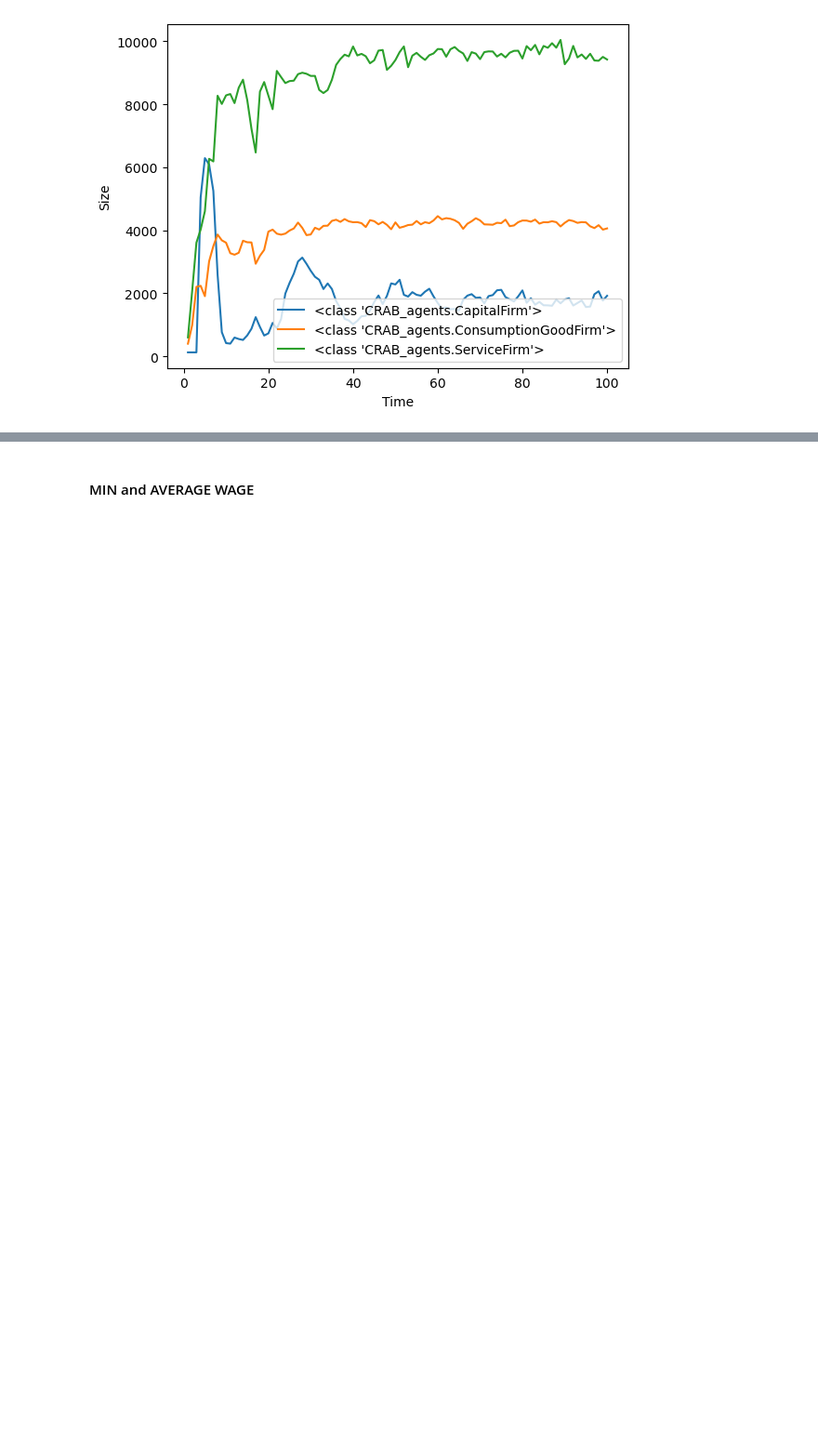
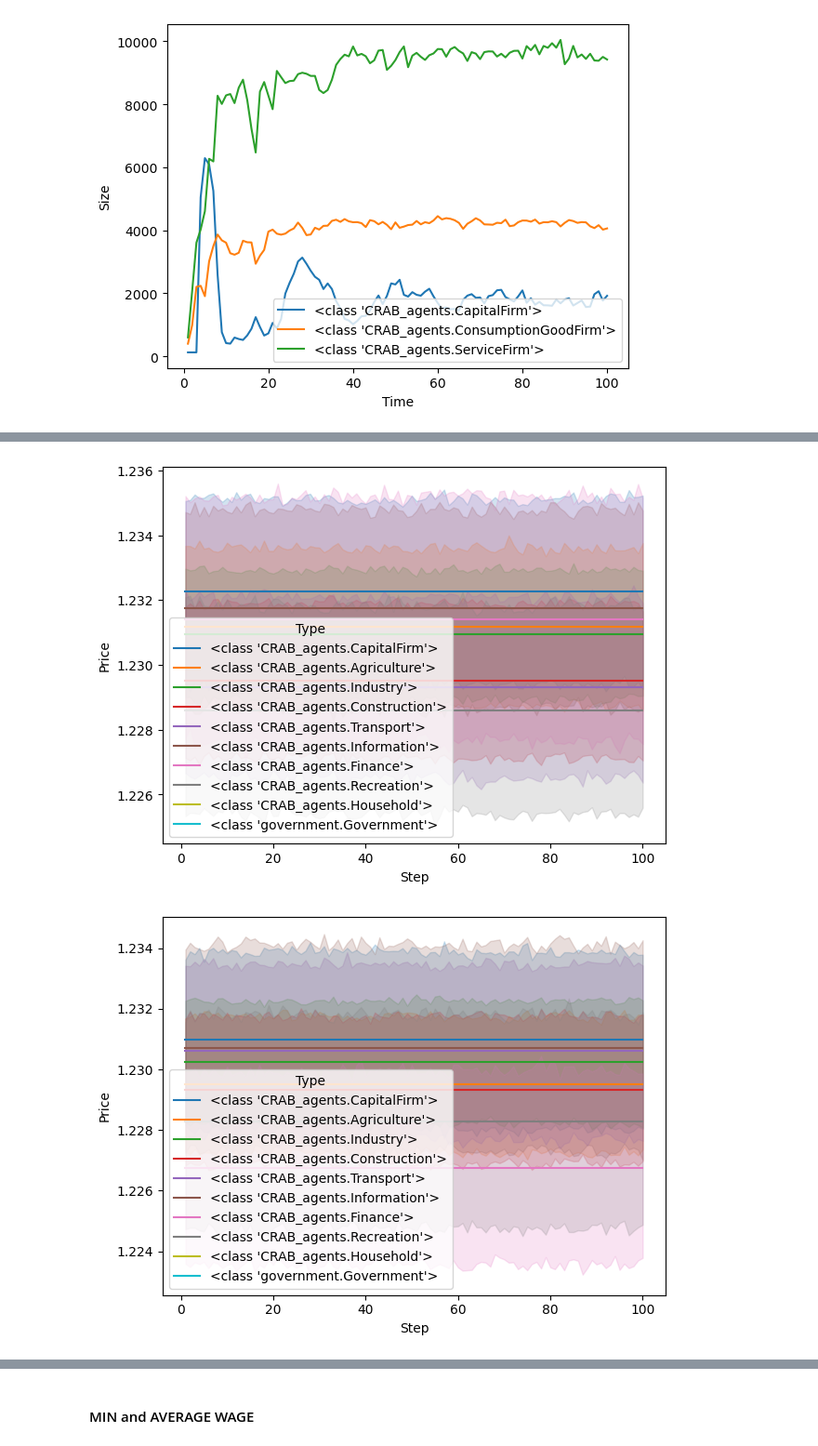
Before and after one commit to ghsher/CRAB_EM, a Jupyter notebook: Validation_checks.ipynb, the cells around one changed output, grey strips where cells are left out. Shown at 93% size. Cells and saved outputs as stored; diff of their text form; code cells hidden in the pictures; blank space fills up the shorter version.

```diff
--- a/Validation_checks.ipynb
+++ b/Validation_checks.ipynb
@@ -203,0 +233,11 @@ plt.show()
+# %%
+
+for i in range(len(agent_vars_df_list)):
+    df = agent_vars_df_list[i]
+    sns.lineplot( data=df, x='Step', y="Price", hue="Type")
+
+plt.tight_layout()
+plt.show()
+# %% [output]
+[figure, added]
+[figure, added]
```
Also changed, not shown: parts of 10 cells of this notebook, 5 other files.
